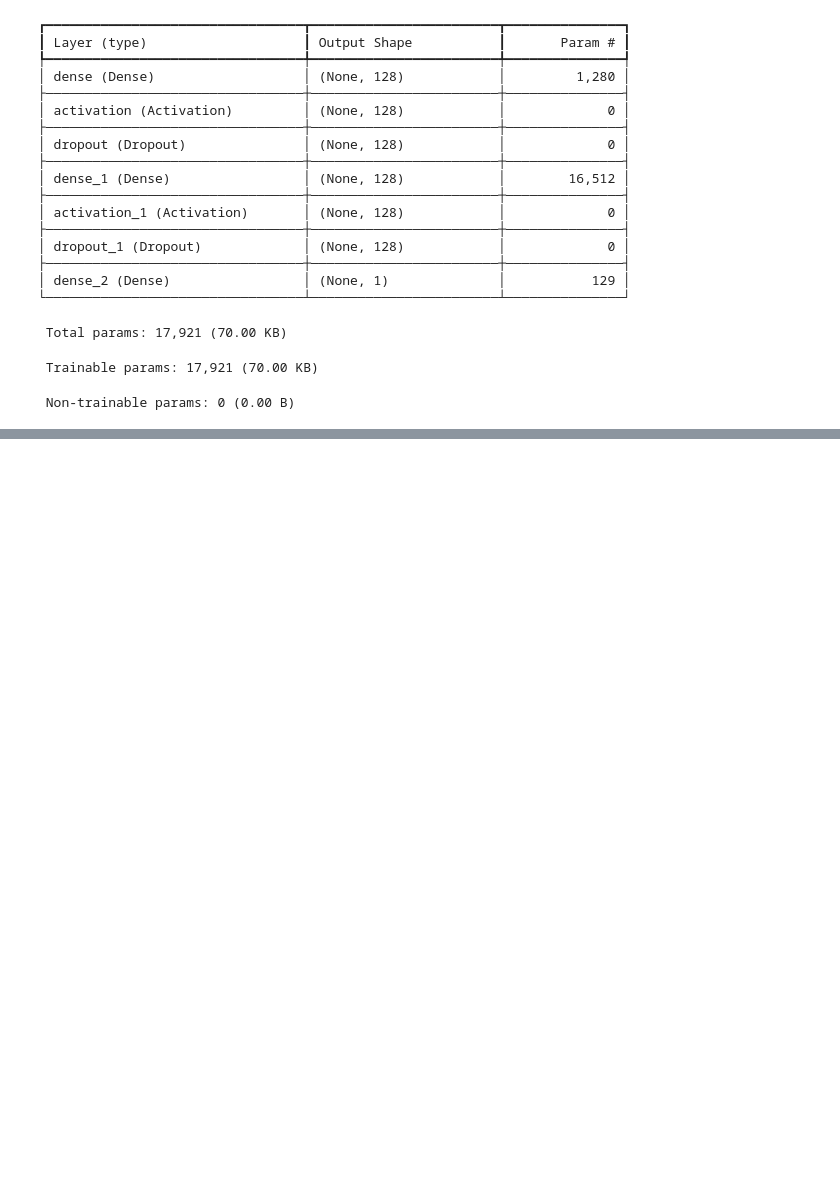
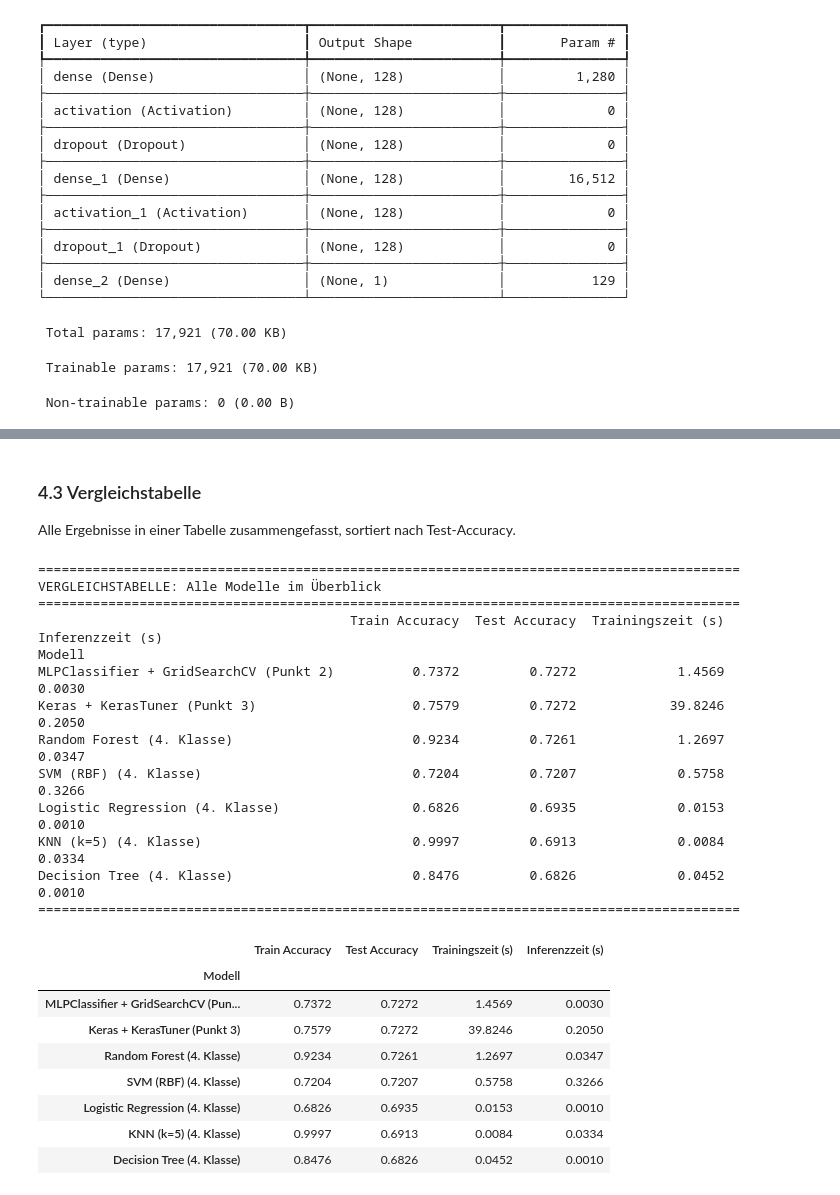
Before and after one commit to NewSkyLine-dev/HTL_Files, a Jupyter notebook: DSAI/5AHIF/Mini Projekt/main.ipynb, the cells around one changed output, grey strips where cells are left out. Drawn from its saved outputs; the diff is of its cells as text; code cells hidden in the pictures; blank space fills up the shorter version.

```diff
--- a/DSAI/5AHIF/Mini Projekt/main.ipynb
+++ b/DSAI/5AHIF/Mini Projekt/main.ipynb
@@ -494,0 +626,60 @@ Dann im Browser öffnen: http://localhost:6006
+# %% [markdown]
+### 4.3 Vergleichstabelle
+
+Alle Ergebnisse in einer Tabelle zusammengefasst, sortiert nach Test-Accuracy.
+# %%
+all_results = {}
+
+for name, res in results_4th.items():
+    all_results[name + ' (4. Klasse)'] = res
+
+all_results['MLPClassifier + GridSearchCV (Punkt 2)'] = {
+    'Train Accuracy': round(train_acc_mlp, 4),
+    'Test Accuracy': round(test_acc_mlp, 4),
+    'Trainingszeit (s)': round(train_time_mlp, 4),
+    'Inferenzzeit (s)': round(pred_time_mlp, 4)
+}
+
+all_results['Keras + KerasTuner (Punkt 3)'] = {
+    'Train Accuracy': round(train_acc_keras, 4),
+    'Test Accuracy': round(test_acc_keras, 4),
+    'Trainingszeit (s)': round(train_time_keras, 4),
+    'Inferenzzeit (s)': round(pred_time_keras, 4)
+}
+
+comparison_df = pd.DataFrame(all_results).T
+comparison_df = comparison_df.sort_values(by='Test Accuracy', ascending=False)
+comparison_df.index.name = 'Modell'
+
+print("=" * 90)
+print("VERGLEICHSTABELLE: Alle Modelle im Überblick")
+print("=" * 90)
+print(comparison_df.to_string())
+print("=" * 90)
+
+comparison_df.style.highlight_max(subset=['Test Accuracy'], color='lightgreen') \
+                   .highlight_min(subset=['Trainingszeit (s)', 'Inferenzzeit (s)'], color='lightblue') \
+                   .format(precision=4)
+# %% [output]
+==========================================================================================
+VERGLEICHSTABELLE: Alle Modelle im Überblick
+==========================================================================================
+                                        Train Accuracy  Test Accuracy  Trainingszeit (s)  Inferenzzeit (s)
+Modell
+MLPClassifier + GridSearchCV (Punkt 2)          0.7372         0.7272             1.4569            0.0030
+Keras + KerasTuner (Punkt 3)                    0.7579         0.7272            39.8246            0.2050
+Random Forest (4. Klasse)                       0.9234         0.7261             1.2697            0.0347
+SVM (RBF) (4. Klasse)                           0.7204         0.7207             0.5758            0.3266
+Logistic Regression (4. Klasse)                 0.6826         0.6935             0.0153            0.0010
+KNN (k=5) (4. Klasse)                           0.9997         0.6913             0.0084            0.0334
+Decision Tree (4. Klasse)                       0.8476         0.6826             0.0452            0.0010
+==========================================================================================
+|  | Train Accuracy | Test Accuracy | Trainingszeit (s) | Inferenzzeit (s) |
+| Modell |  |  |  |  |
+| MLPClassifier + GridSearchCV (Pun... | 0.7372 | 0.7272 | 1.4569 | 0.0030 |
+| Keras + KerasTuner (Punkt 3) | 0.7579 | 0.7272 | 39.8246 | 0.2050 |
+| Random Forest (4. Klasse) | 0.9234 | 0.7261 | 1.2697 | 0.0347 |
+| SVM (RBF) (4. Klasse) | 0.7204 | 0.7207 | 0.5758 | 0.3266 |
+| Logistic Regression (4. Klasse) | 0.6826 | 0.6935 | 0.0153 | 0.0010 |
+| KNN (k=5) (4. Klasse) | 0.9997 | 0.6913 | 0.0084 | 0.0334 |
+| Decision Tree (4. Klasse) | 0.8476 | 0.6826 | 0.0452 | 0.0010 |
```
Also changed, not shown: parts of 14 cells of this notebook.
